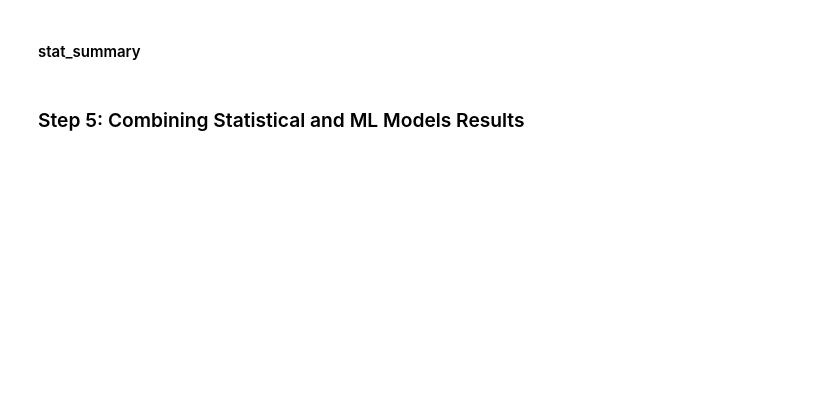
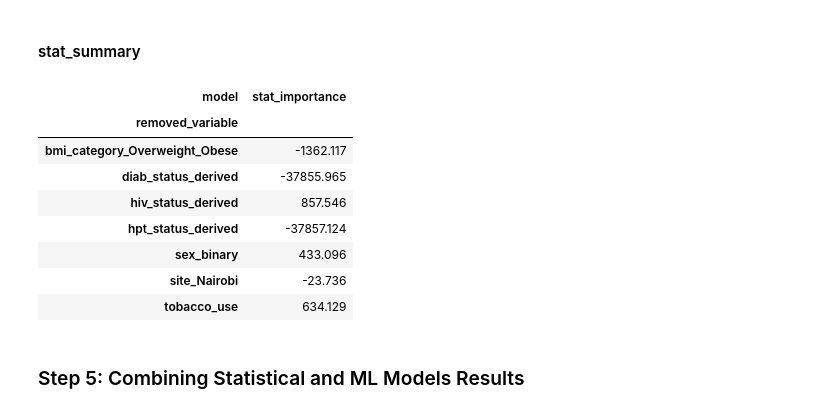
Before and after one commit to dmainagithub/stroke-work, a Jupyter notebook: notebooks/07_sensitivity_analysis_iii.ipynb, the cells around one changed output. Drawn from its saved outputs; the diff is of its cells as text; code cells hidden in the pictures; blank space fills up the shorter version.

```diff
--- a/notebooks/07_sensitivity_analysis_iii.ipynb
+++ b/notebooks/07_sensitivity_analysis_iii.ipynb
@@ -354,11 +366,22 @@ combined_stat_models
 # %%
 stat_summary  = combined_stat_models.pivot_table(
     index="removed_variable",
     columns="model",
     values="delta_AIC"
 )
 stat_summary["stat_importance"] = stat_summary.mean(axis=1)
-stat_summary  = stat_summary[["stat_importance"]]
+stat_summary  = stat_summary[["stat_importance"]].round(3)
+stat_summary
+# %% [output]
+| model | stat_importance |
+| removed_variable |  |
+| bmi_category_Overweight_Obese | -1362.117 |
+| diab_status_derived | -37855.965 |
+| hiv_status_derived | 857.546 |
+| hpt_status_derived | -37857.124 |
+| sex_binary | 433.096 |
+| site_Nairobi | -23.736 |
+| tobacco_use | 634.129 |
 # %% [markdown]
 ### Step 5: Combining Statistical and ML Models Results
 # %%
```
Also changed, not shown: parts of 18 cells of this notebook.
